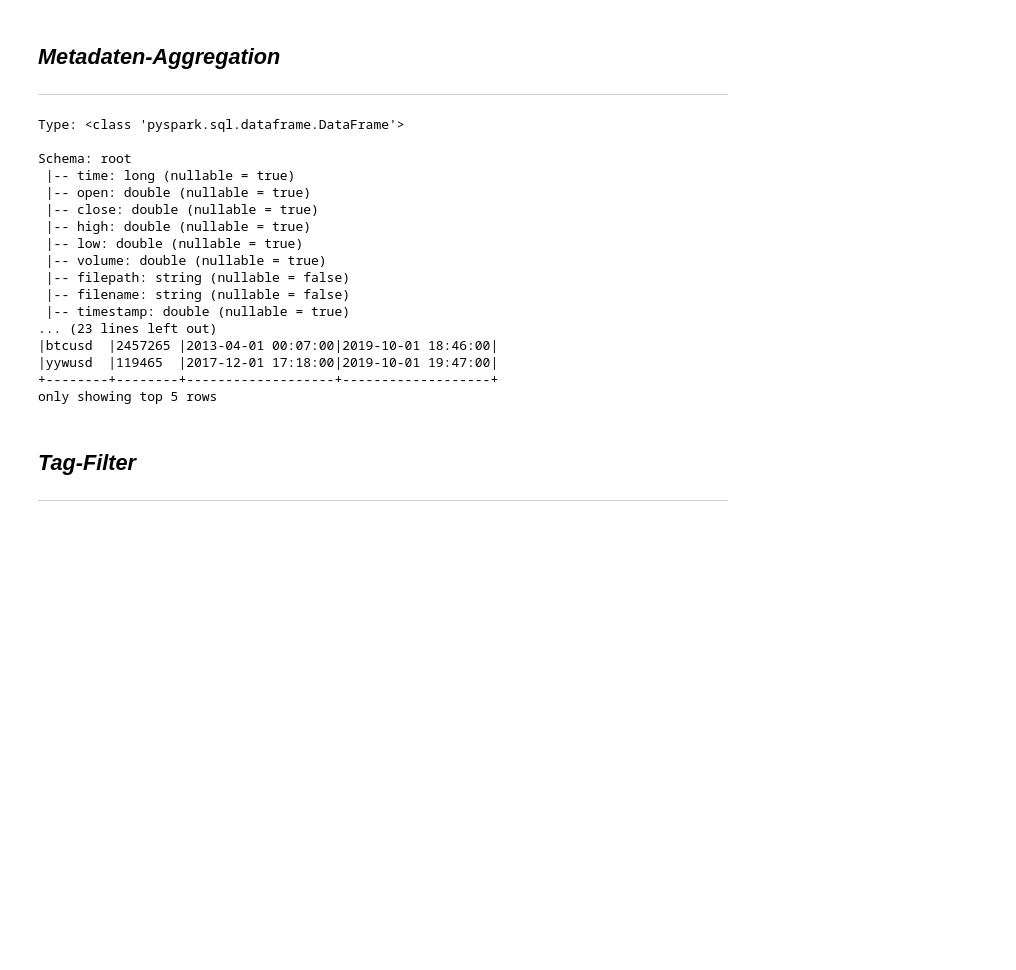
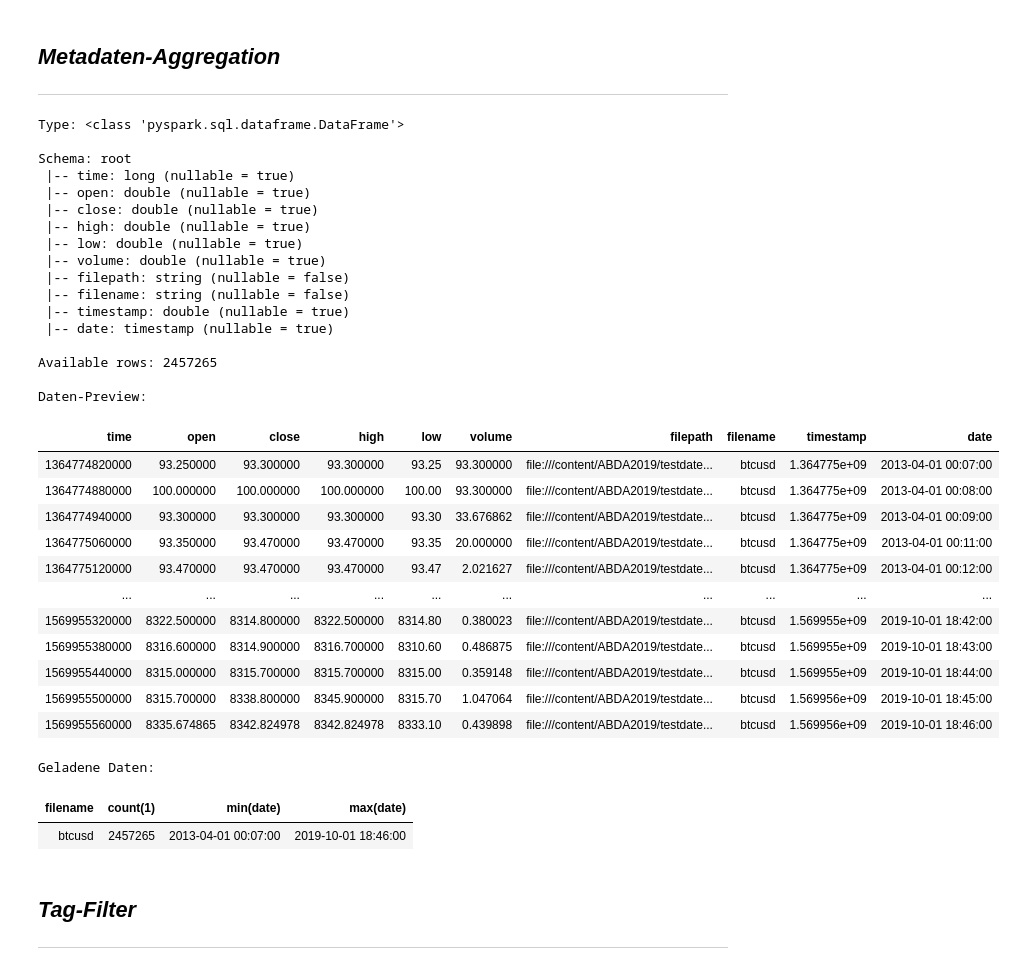
Before and after one commit to sleuoth-hof/trading_2019, a Jupyter notebook: Indikatoren/PPO_Indikator.ipynb, the cells around one changed output. Cells and saved outputs as stored; diff of their text form; code cells hidden in the pictures; blank space fills up the shorter version.

```diff
--- a/Indikatoren/PPO_Indikator.ipynb
+++ b/Indikatoren/PPO_Indikator.ipynb
@@ -153,15 +248,6 @@ import shutil
 ---
 
 *PPO Implementation basierend auf: [Investopedia.com](https://www.investopedia.com/terms/p/ppo.asp#formula-and-calculation-for-ppo)*
-# %%
-Console_Preview_Limit = 5  #@param {type: "slider", min: 1, max: 100}
-#@markdown 'Git' enstpricht den dem zuvor geladen Repository 'ABDA2019':
-Datenframe_Von = "Git" #@param ["Git", "Pfad", "Sample: Intel (requieres './intc.csv')"] {allow-input: false}
-#@markdown Nur benutzt wenn 'Datenframe_Von' auf 'Git' gesetzt ist:
-Filenamen_Zu_Laden = '*.csv'  #@param {type: "string"}
-#@markdown Nur benutzt wenn 'Datenframe_Von' auf 'Pfad' gesetzt ist:
-Filepfad_Zu_Laden = '*.csv'  #@param {type: "string"}
-Filenamen_Stellen_Von_Filepfad = 0  #@param {type: "integer"}
 # %% [markdown]
 *Metadaten-Aggregation*
 ---
@@ -171,7 +257,7 @@ Filenamen_Stellen_Von_Filepfad = 0  #@param {type: "integer"}
 # Intialen Datenframe bilden
 #
 
-if Datenframe_Von == "Git":
+if Datenframe_Von == "ABDA2019-Repository":
   df_spark = spark.read.csv('./ABDA2019/testdaten/cryptominuteresolution/' + Filenamen_Zu_Laden, inferSchema = True, header = True)
   if Filenamen_Zu_Laden == '*.csv':
     start = 57
@@ -179,53 +265,72 @@ if Datenframe_Von == "Git":
     start = 59
   end = 6
 
-elif Datenframe_Von == "Pfad":
+elif Datenframe_Von == "Zu wählender Pfad":
   df_spark = spark.read.csv( Filepfad_Zu_Laden, inferSchema = True, header = True)
   start = Filepfad_Zu_Laden.count + 15 - Filenamen_Stellen_Von_Filepfad - 4
   end = Filenamen_Stellen_Von_Filepfad
 
-elif Datenframe_Von == "Sample: Intel (requieres './intc.csv')":
+elif Datenframe_Von == "Beispiel: Intel (erfordert eine manuell zu erstellende 'content/intc.csv'-Datei)":
   df_spark = spark.read.csv('./intc.csv', inferSchema = True, header = True)
   start = 17
   end = 4
 
 df_spark = df_spark \
   .withColumn('filepath', input_file_name()) \
   .withColumn('filename', (input_file_name()[start:end]) ) \
   .withColumn('timestamp', df_spark['time']/1000) \
   .withColumn('date', (df_spark['time']/1000).cast('timestamp'))
 
-print("Type:", type(df_spark), "\n")
-print("Schema: ", end = '')
-df_spark.printSchema()
-df_spark_total_count = df_spark.count()
-print("Available rows:", df_spark_total_count, "\n\nDaten-Preview:")
-df_spark.show(Console_Preview_Limit, False)
+if Anzeige_Aktiviert:
+  print("Type:", type(df_spark), "\n")
+  print("Schema: ", end = '')
+  df_spark.printSchema()
+  df_spark_total_count = df_spark.count()
+  print("Available rows:", df_spark_total_count, "\n\nDaten-Preview:")
+  #df_spark.show(Anzeige_Limit, False) # Durch Darstellung mittels PandasDataframe ersetzt/optimiert
+  display(HTML(df_spark.toPandas().to_html(index = False, max_rows = Anzeige_Limit)))
 
 # Erstellen der SQL-Tabelle
 df_spark.createOrReplaceTempView("base_data")
 
-df_spark_informationView = spark.sql("SELECT filename, count(*), min(date), max(date)  FROM base_data group by filename")
-print("Geladene Daten:")
-df_spark_informationView.show(Console_Preview_Limit, False)
+if Anzeige_Aktiviert:
+  df_spark_informationView = spark.sql("SELECT filename, count(*), min(date), max(date)  FROM base_data group by filename")
+  print("Geladene Daten:")
+  #df_spark_informationView.show(Anzeige_Limit, False) # Durch Darstellung mittels PandasDataframe ersetzt/optimiert
+  display(HTML(df_spark_informationView.toPandas().to_html(index = False, max_rows = Anzeige_Limit)))
 # %% [output]
 Type: <class 'pyspark.sql.dataframe.DataFrame'>
 
 Schema: root
  |-- time: long (nullable = true)
  |-- open: double (nullable = true)
  |-- close: double (nullable = true)
  |-- high: double (nullable = true)
  |-- low: double (nullable = true)
  |-- volume: double (nullable = true)
  |-- filepath: string (nullable = false)
  |-- filename: string (nullable = false)
  |-- timestamp: double (nullable = true)
-... (23 lines left out)
-|btcusd  |2457265 |2013-04-01 00:07:00|2019-10-01 18:46:00|
-|yywusd  |119465  |2017-12-01 17:18:00|2019-10-01 19:47:00|
-+--------+--------+-------------------+-------------------+
-only showing top 5 rows
+ |-- date: timestamp (nullable = true)
+
+Available rows: 2457265
+
+Daten-Preview:
+| time | open | close | high | low | volume | filepath | filename | timestamp | date |
+| 1364774820000 | 93.250000 | 93.300000 | 93.300000 | 93.25 | 93.300000 | file:///content/ABDA2019/testdate... | btcusd | 1.364775e+09 | 2013-04-01 00:07:00 |
+| 1364774880000 | 100.000000 | 100.000000 | 100.000000 | 100.00 | 93.300000 | file:///content/ABDA2019/testdate... | btcusd | 1.364775e+09 | 2013-04-01 00:08:00 |
+| 1364774940000 | 93.300000 | 93.300000 | 93.300000 | 93.30 | 33.676862 | file:///content/ABDA2019/testdate... | btcusd | 1.364775e+09 | 2013-04-01 00:09:00 |
+| 1364775060000 | 93.350000 | 93.470000 | 93.470000 | 93.35 | 20.000000 | file:///content/ABDA2019/testdate... | btcusd | 1.364775e+09 | 2013-04-01 00:11:00 |
+| 1364775120000 | 93.470000 | 93.470000 | 93.470000 | 93.47 | 2.021627 | file:///content/ABDA2019/testdate... | btcusd | 1.364775e+09 | 2013-04-01 00:12:00 |
+| ... | ... | ... | ... | ... | ... | ... | ... | ... | ... |
+| 1569955320000 | 8322.500000 | 8314.800000 | 8322.500000 | 8314.80 | 0.380023 | file:///content/ABDA2019/testdate... | btcusd | 1.569955e+09 | 2019-10-01 18:42:00 |
+| 1569955380000 | 8316.600000 | 8314.900000 | 8316.700000 | 8310.60 | 0.486875 | file:///content/ABDA2019/testdate... | btcusd | 1.569955e+09 | 2019-10-01 18:43:00 |
+| 1569955440000 | 8315.000000 | 8315.700000 | 8315.700000 | 8315.00 | 0.359148 | file:///content/ABDA2019/testdate... | btcusd | 1.569955e+09 | 2019-10-01 18:44:00 |
+| 1569955500000 | 8315.700000 | 8338.800000 | 8345.900000 | 8315.70 | 1.047064 | file:///content/ABDA2019/testdate... | btcusd | 1.569956e+09 | 2019-10-01 18:45:00 |
+| 1569955560000 | 8335.674865 | 8342.824978 | 8342.824978 | 8333.10 | 0.439898 | file:///content/ABDA2019/testdate... | btcusd | 1.569956e+09 | 2019-10-01 18:46:00 |
+Geladene Daten:
+| filename | count(1) | min(date) | max(date) |
+| btcusd | 2457265 | 2013-04-01 00:07:00 | 2019-10-01 18:46:00 |
 # %% [markdown]
 *Tag-Filter*
 ---
```
Also changed, not shown: parts of 28 cells of this notebook.
